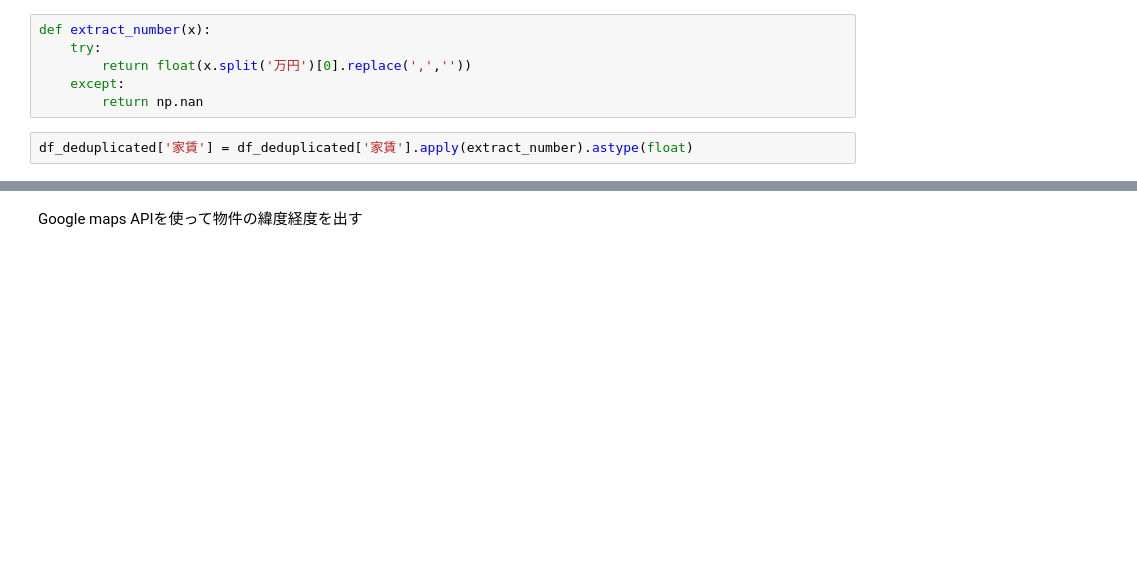
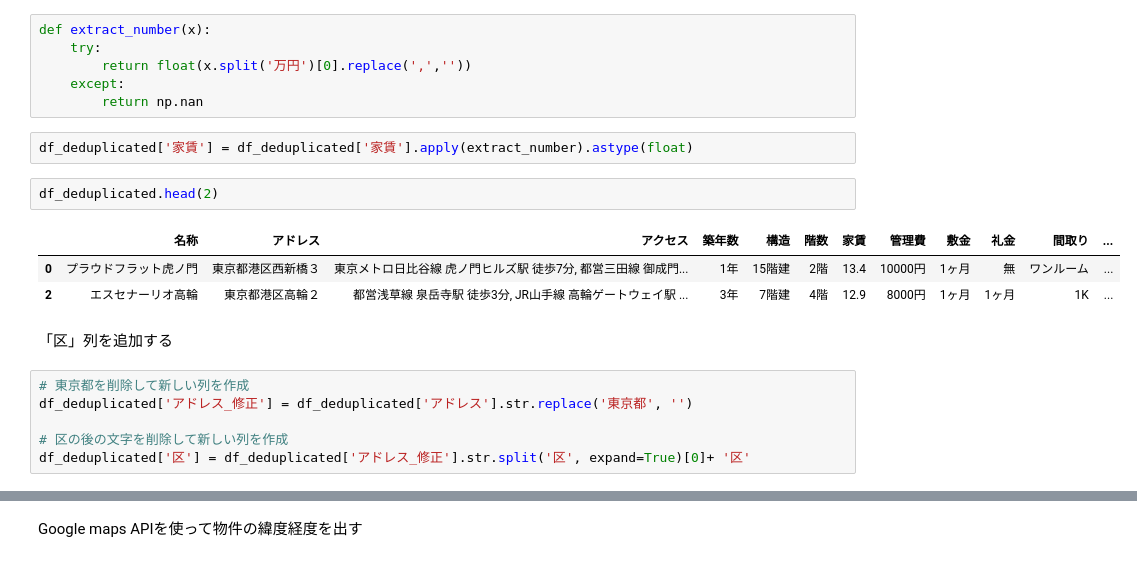
Before and after one commit to 26tatsuya/yakka-niro-1, a Jupyter notebook: 物件ポータルスクレイピング/test.ipynb, the cells around one changed output, grey strips where cells are left out. Cells and saved outputs as stored; diff of their text form; blank space fills up the shorter version.

```diff
--- a/物件ポータルスクレイピング/test.ipynb
+++ b/物件ポータルスクレイピング/test.ipynb
@@ -291,3 +291,17 @@ def extract_number(x):
         return np.nan
 # %%
 df_deduplicated['家賃'] = df_deduplicated['家賃'].apply(extract_number).astype(float)
+# %%
+df_deduplicated.head(2)
+# %% [output]
+|  | 名称 | アドレス | アクセス | 築年数 | 構造 | 階数 | 家賃 | 管理費 | 敷金 | 礼金 | 間取り | ... |
+| 0 | プラウドフラット虎ノ門 | 東京都港区西新橋３ | 東京メトロ日比谷線 虎ノ門ヒルズ駅 徒歩7分, 都営三田線 御成門... | 1年 | 15階建 | 2階 | 13.4 | 10000円 | 1ヶ月 | 無 | ワンルーム | ... |
+| 2 | エスセナーリオ高輪 | 東京都港区高輪２ | 都営浅草線 泉岳寺駅 徒歩3分, JR山手線 高輪ゲートウェイ駅 ... | 3年 | 7階建 | 4階 | 12.9 | 8000円 | 1ヶ月 | 1ヶ月 | 1K | ... |
+# %% [markdown]
+「区」列を追加する
+# %%
+# 東京都を削除して新しい列を作成
+df_deduplicated['アドレス_修正'] = df_deduplicated['アドレス'].str.replace('東京都', '')
+
+# 区の後の文字を削除して新しい列を作成
+df_deduplicated['区'] = df_deduplicated['アドレス_修正'].str.split('区', expand=True)[0]+ '区'
```
Also changed, not shown: parts of 10 cells of this notebook, 3 other files.
